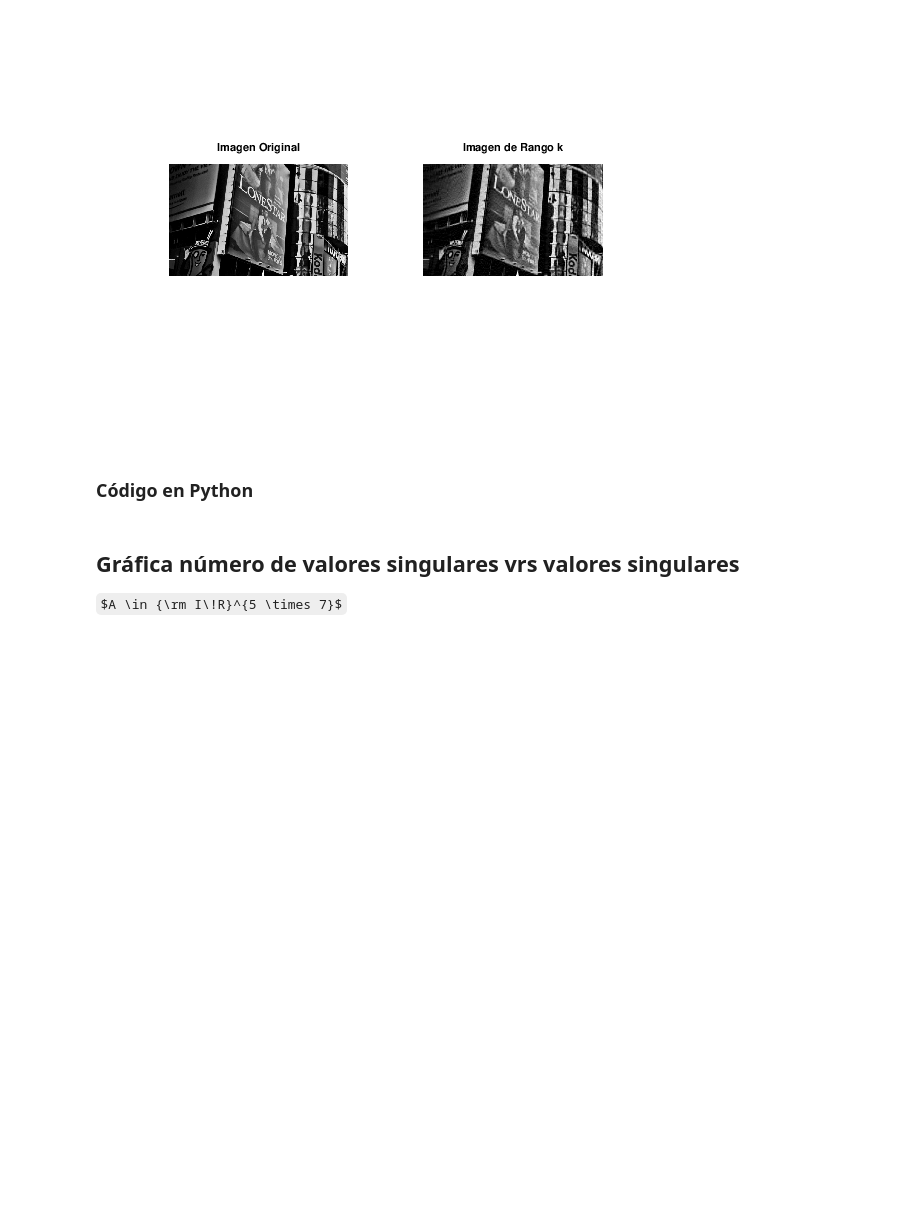
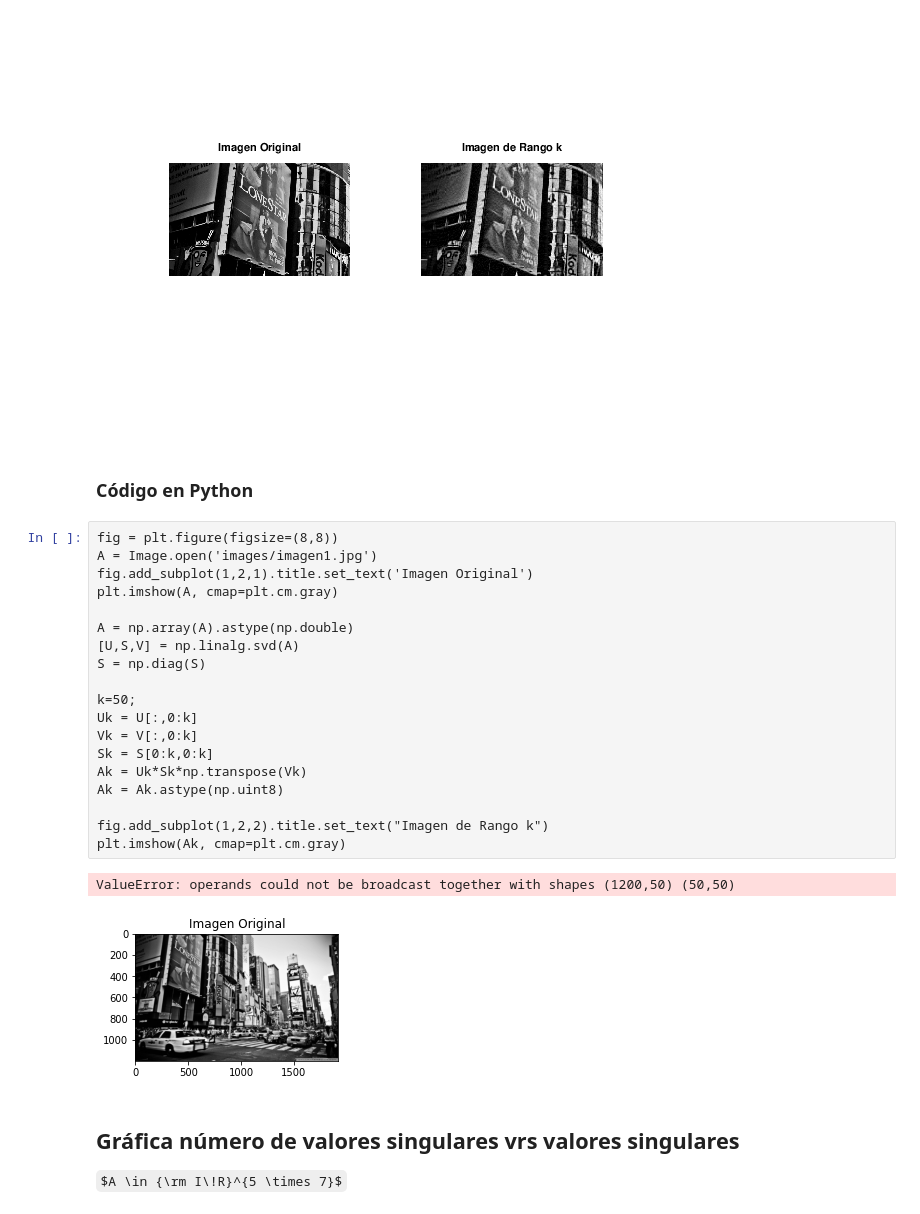
Before and after one commit to bakkim05/PAID_Electiva, a Jupyter notebook: SVD_e_Imagenes/SVD_e_Imagenes.ipynb, the cells around one changed output. Cells and saved outputs as stored; diff of their text form; some formulas as TeX source; blank space fills up the shorter version.

```diff
--- a/SVD_e_Imagenes/SVD_e_Imagenes.ipynb
+++ b/SVD_e_Imagenes/SVD_e_Imagenes.ipynb
@@ -150,6 +188,28 @@ title('Imagen de Rango k')
 [figure]
 # %% [markdown]
 ### Código en Python
+# %%
+fig = plt.figure(figsize=(8,8))
+A = Image.open('images/imagen1.jpg')
+fig.add_subplot(1,2,1).title.set_text('Imagen Original')
+plt.imshow(A, cmap=plt.cm.gray)
+
+A = np.array(A).astype(np.double)
+[U,S,V] = np.linalg.svd(A)
+S = np.diag(S)
+
+k=50;
+Uk = U[:,0:k]
+Vk = V[:,0:k]
+Sk = S[0:k,0:k]
+Ak = Uk*Sk*np.transpose(Vk)
+Ak = Ak.astype(np.uint8)
+
+fig.add_subplot(1,2,2).title.set_text("Imagen de Rango k")
+plt.imshow(Ak, cmap=plt.cm.gray)
+# %% [output]
+ValueError: operands could not be broadcast together with shapes (1200,50) (50,50)
+[figure, added]
 # %% [markdown]
 ## Gráfica número de valores singulares vrs valores singulares
 $A \in {\rm I\!R}^{5 \times 7}$
```
Also changed, not shown: parts of 13 cells of this notebook, 8 other files.
